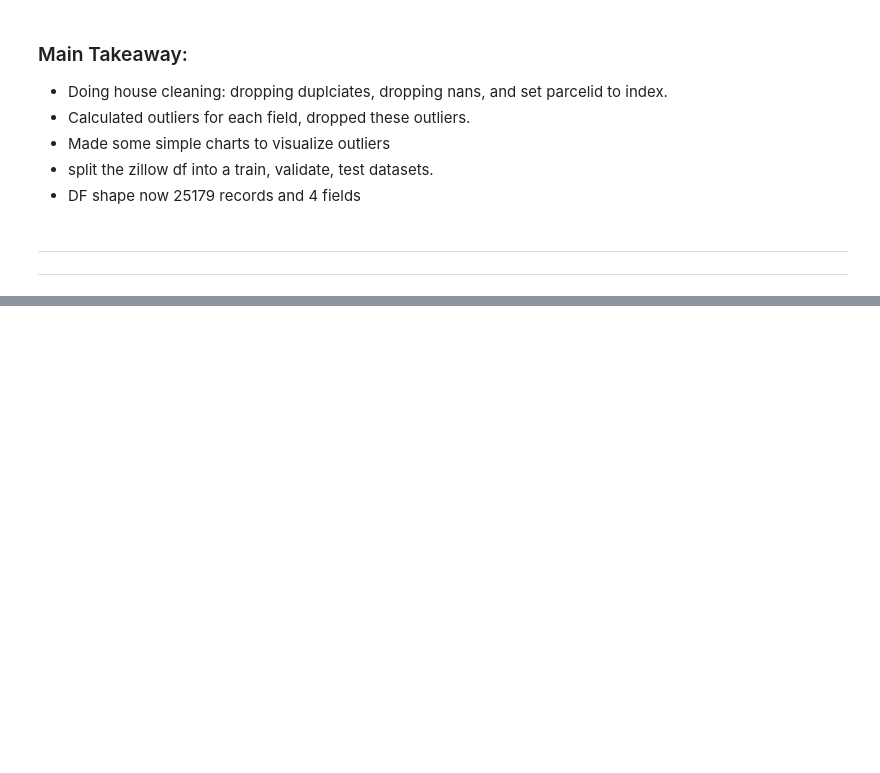
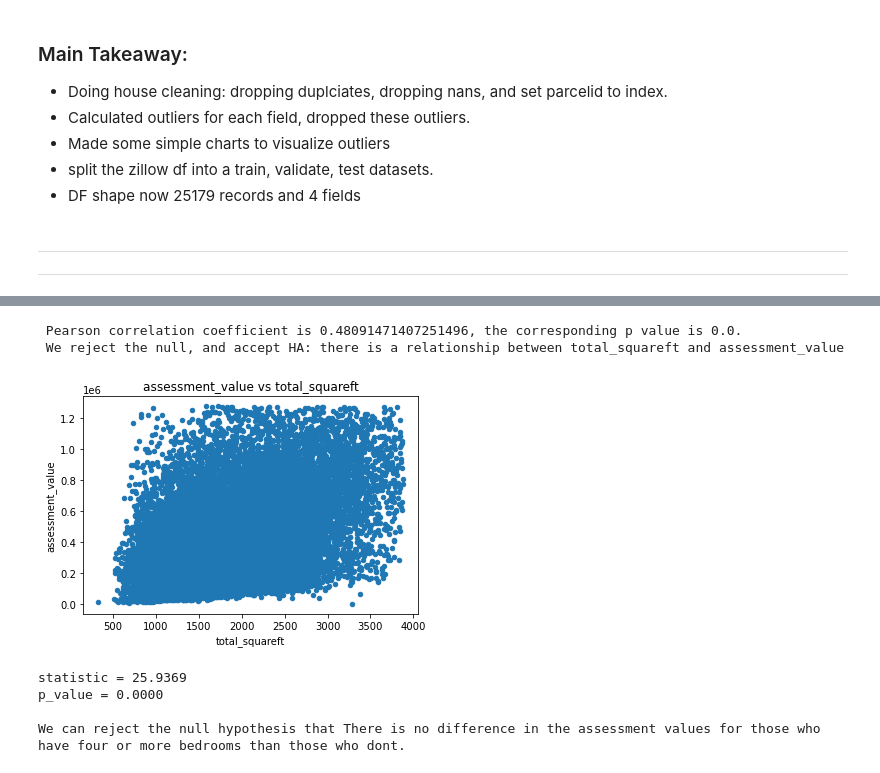
Before and after one commit to RobLMurphy92/zillow_regression_project, a Jupyter notebook: zillow_initial.ipynb, the cells around one changed output, grey strips where cells are left out. Saved outputs shown, nothing was run; the diff lists cells and outputs as text; code cells hidden in the pictures; blank space fills up the shorter version.

```diff
--- a/zillow_initial.ipynb
+++ b/zillow_initial.ipynb
@@ -553,0 +632,50 @@ utilize heat map
+# %%
+#Pearson Correlation
+
+## Null: There is no relationship between the square footage of a house and assessment value.
+
+
+alpha = 0.05
+
+corr, p = stats.pearsonr(zillow.total_squareft, zillow.assessment_value)
+print(f' Pearson correlation coefficient is {corr}, the corresponding p value is {p}.')
+
+
+zillow.plot.scatter('total_squareft', 'assessment_value')
+plt.title('assessment_value vs total_squareft')
+
+if p < 0.05:
+    print(' We reject the null, and accept HA: there is a relationship between total_squareft and assessment_value')
+else:
+    print(' We accept null there is no relationship between total_squareft and assessment_value')
+# %% [output]
+ Pearson correlation coefficient is 0.48091471407251496, the corresponding p value is 0.0.
+ We reject the null, and accept HA: there is a relationship between total_squareft and assessment_value
+[figure, added]
+# %%
+#TTest
+# make a subset
+x1 = train[train.four_or_more_bedrooms == 1].assessment_value
+x2 = train[train.four_or_more_bedrooms == 0].assessment_value
+
+
+# run a 2 sample, 2 tail t-test
+t_stat, p = stats.ttest_ind(x1, x2)
+
+print(f'\nstatistic = {t_stat:.4f}')
+print(f'p_value = {p:.4f}')
+
+# set alpha
+alpha = 0.05
+
+null_hypothesis = "There is no difference in the assessment values for those who have four or more bedrooms than those who dont."
+
+if p < alpha:
+    print(f'\nWe can reject the null hypothesis that', null_hypothesis)
+else:
+    print(f'\nWe fail to reject the null hypothesis.')
+# %% [output]
+statistic = 25.9369
+p_value = 0.0000
+
+We can reject the null hypothesis that There is no difference in the assessment values for those who have four or more bedrooms than those who dont.
```
Also changed, not shown: parts of 85 cells of this notebook.
